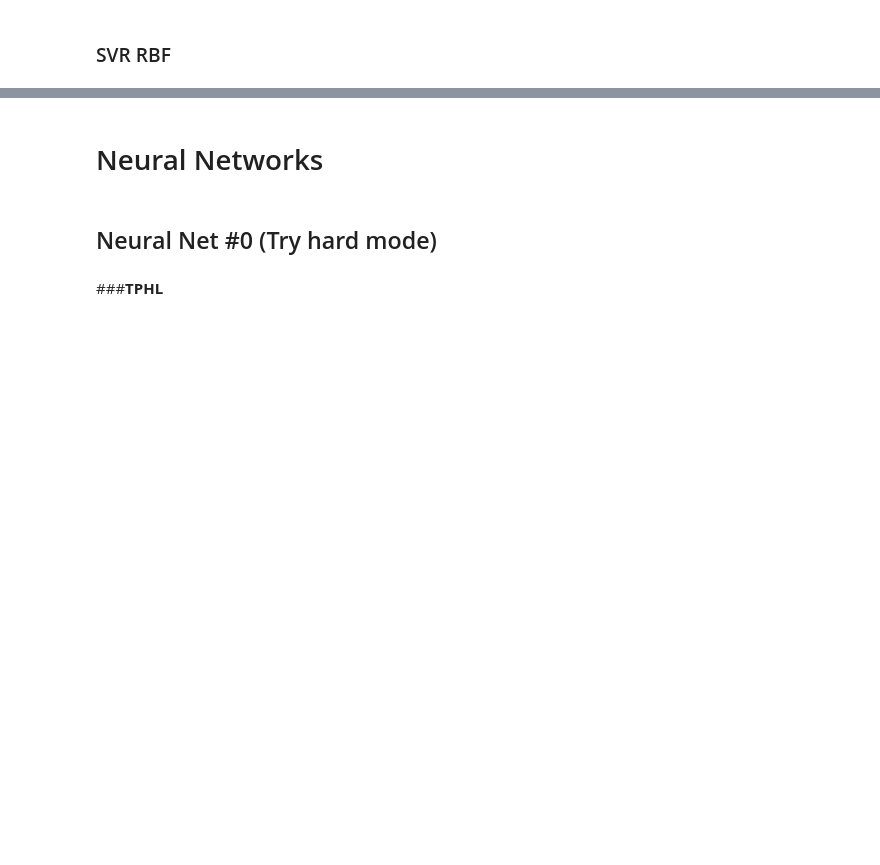
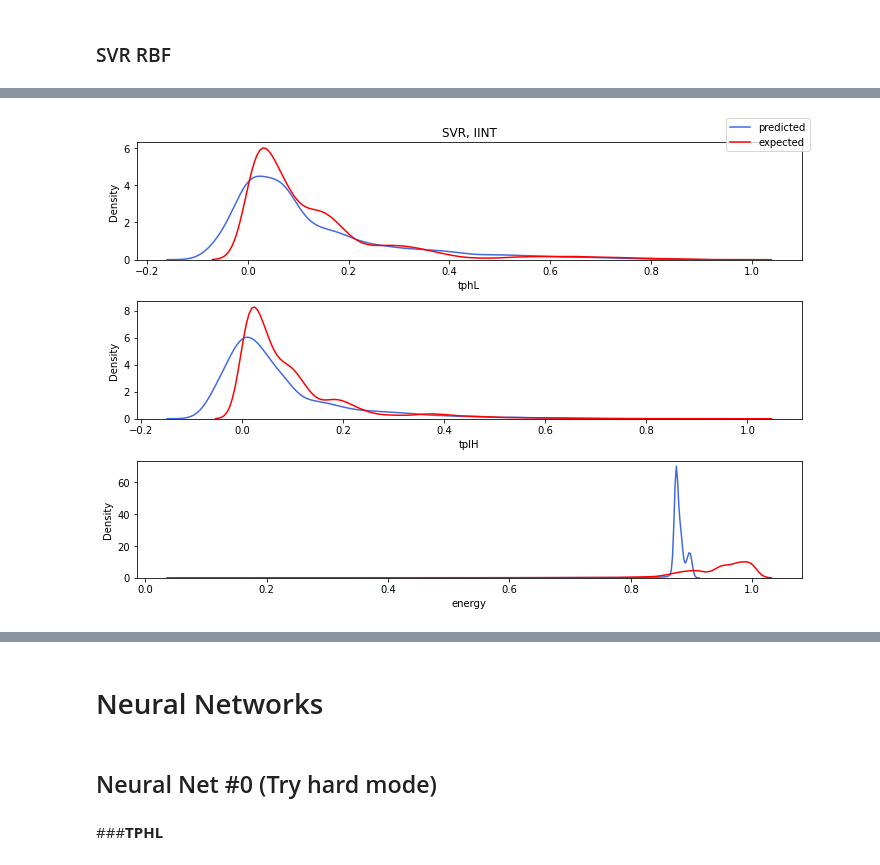
Before and after one commit to GabriellJacinto/Electrical-Behaviour-Prediction, a Jupyter notebook: FINFET/7nm/NOT/Models/sim1/NOT_Advanced_Algorithms.ipynb, the cells around one changed output, grey strips where cells are left out. Saved outputs shown, nothing was run; the diff lists cells and outputs as text; code cells hidden in the pictures; blank space fills up the shorter version.

```diff
--- a/FINFET/7nm/NOT/Models/sim1/NOT_Advanced_Algorithms.ipynb
+++ b/FINFET/7nm/NOT/Models/sim1/NOT_Advanced_Algorithms.ipynb
@@ -1333,0 +1659,80 @@ print("Average Score on validation set: {:.3f} +/- {:.3f}".format(SVR_cv_results
+# %%
+clfs = [SVR(kernel='rbf')]
+fig, ax = plt.subplots(3,1, figsize = (10,7))
+
+logging.info("\n ==== metrics_after_cv ====")
+#modelos para TPHL
+print('label: TPHL')
+logging.info('\nlabel: TPHL')
+for idx,clf in enumerate(clfs):
+    i = idx
+    clf.set_params(C = 2,
+                   gamma = 0.03125)
+    clf = clf.fit(X_train, y_train.tphL)
+    ypred = clf.predict(X_val)
+    mse = mean_squared_error(y_val.tphL, ypred)
+    r2 = r2_score(y_val.tphL, ypred)
+    print(f'clf: {clf.__class__.__name__}, mse: {mse}, r2: {r2}')
+    logging.info(f'clf: {clf.__class__.__name__}, mse: {mse}, r2: {r2}')
+
+    sns.kdeplot(data=ypred, label = 'predicted', ax = ax[0],color = 'royalblue')
+    sns.kdeplot(data=y_val.tphL, label = 'true', ax = ax[0], color = 'red')
+    ax[i].set_title(f'{clf.__class__.__name__}, TPHL')
+
+#modelos para TPLH
+logging.info('\nlabel: TPLH')
+print('label: TPLH')
+for idx,clf in enumerate(clfs):
+    i = idx
+    clf.set_params(C = 2,
+                   gamma = 0.03125)
+    clf = clf.fit(X_train, y_train.tplH)
+    ypred = clf.predict(X_val)
+    mse = mean_squared_error(y_val.tplH, ypred)
+    r2 = r2_score(y_val.tplH, ypred)
+    print(f'clf: {clf.__class__.__name__}, mse: {mse}, r2: {r2}')
+    logging.info(f'clf: {clf.__class__.__name__}, mse: {mse}, r2: {r2}')
+
+    sns.kdeplot(data=ypred, label = 'predicted', ax = ax[1],color = 'royalblue')
+    sns.kdeplot(data=y_val.tplH, label = 'true', ax = ax[1], color = 'red')
+    ax[i].set_title(f'{clf.__class__.__name__}, TPLH')
+
+#modelos para IINT
+logging.info('\nlabel: IINT')
+print('label: IINT')
+for idx,clf in enumerate(clfs):
+    i = idx
+    clf.set_params(C = 10,
+                   gamma = 4)
+    clf = clf.fit(X_train, y_train.energy)
+
+    ypred = clf.predict(X_val)
+    mse = mean_squared_error(y_val.energy, ypred)
+    r2 = r2_score(y_val.energy, ypred)
+    print(f'clf: {clf.__class__.__name__}, mse: {mse}, r2: {r2}')
+    logging.info(f'clf: {clf.__class__.__name__}, mse: {mse}, r2: {r2}')
+
+    sns.kdeplot(data=ypred, label = 'predicted', ax = ax[2],color = 'royalblue')
+    sns.kdeplot(data=y_val.energy, label = 'true', ax = ax[2], color = 'red')
+    ax[i].set_title(f'{clf.__class__.__name__}, IINT')
+
+plt.tight_layout()
+fig.legend(labels=["predicted", "expected"])
+#plt.savefig(results_dir + 'RF_all_best_hyperparams_inverter.pdf')
+plt.show()
+
+
+"""Bizarro, o TPHL roda melhor se botar o max-depth como 10 e não 5 o cv mostrou"""
+
+
+
+"""features = X_train.columns
+importances = rf_model_cv_gs.feature_importances_
+indices = np.argsort(importances)
+
+plt.title('Feature Importances')
+plt.barh(range(len(indices)), importances[indices], color='b', align='center')
+plt.yticks(range(len(indices)), [features[i] for i in indices])
+plt.xlabel('Relative Importance')
+plt.show()"""
+# %% [output]
@@ -1333,0 +1745 @@ print("Average Score on validation set: {:.3f} +/- {:.3f}".format(SVR_cv_results
+[figure, added]
```
Also changed, not shown: parts of 17 cells of this notebook, 19 other files.
